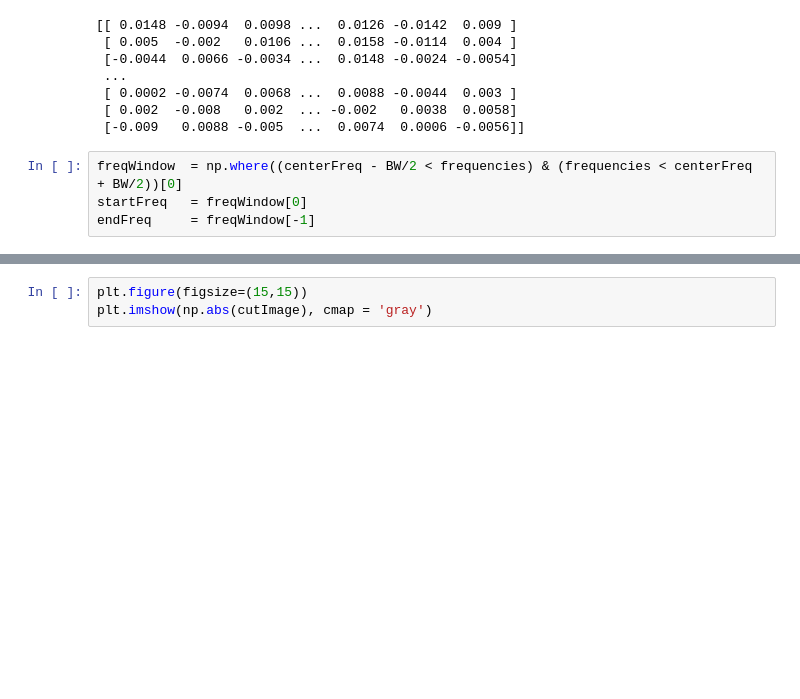
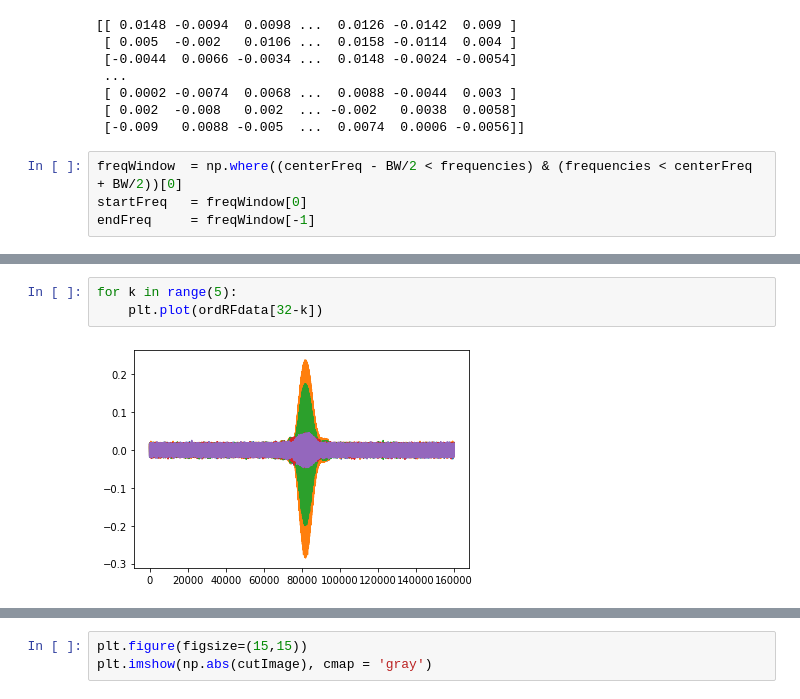
Before and after one commit to kelu124/oshmri, a Jupyter notebook: tom/Scope/recon.ipynb, the cells around one changed output, grey strips where cells are left out. Drawn from its saved outputs; the diff is of its cells as text; blank space fills up the shorter version.

```diff
--- a/tom/Scope/recon.ipynb
+++ b/tom/Scope/recon.ipynb
@@ -148,0 +174,5 @@ ordRFdata[:32,:]   = np.flip(cutRFdata[::2,:], axis = 0)
+# %%
+for k in range(5):
+    plt.plot(ordRFdata[32-k])
+# %% [output]
+[figure, added]
```
Also changed, not shown: parts of 12 cells of this notebook.
